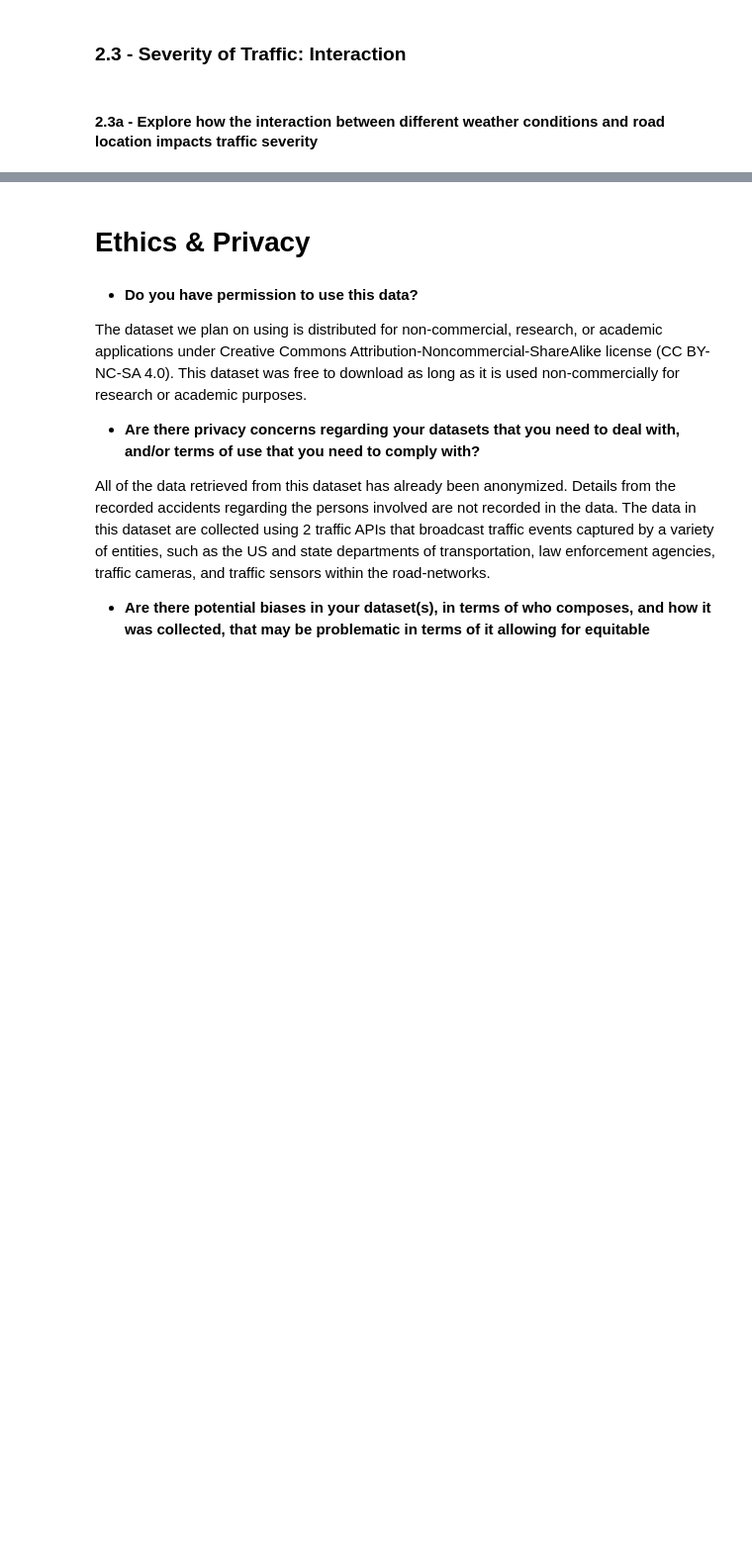
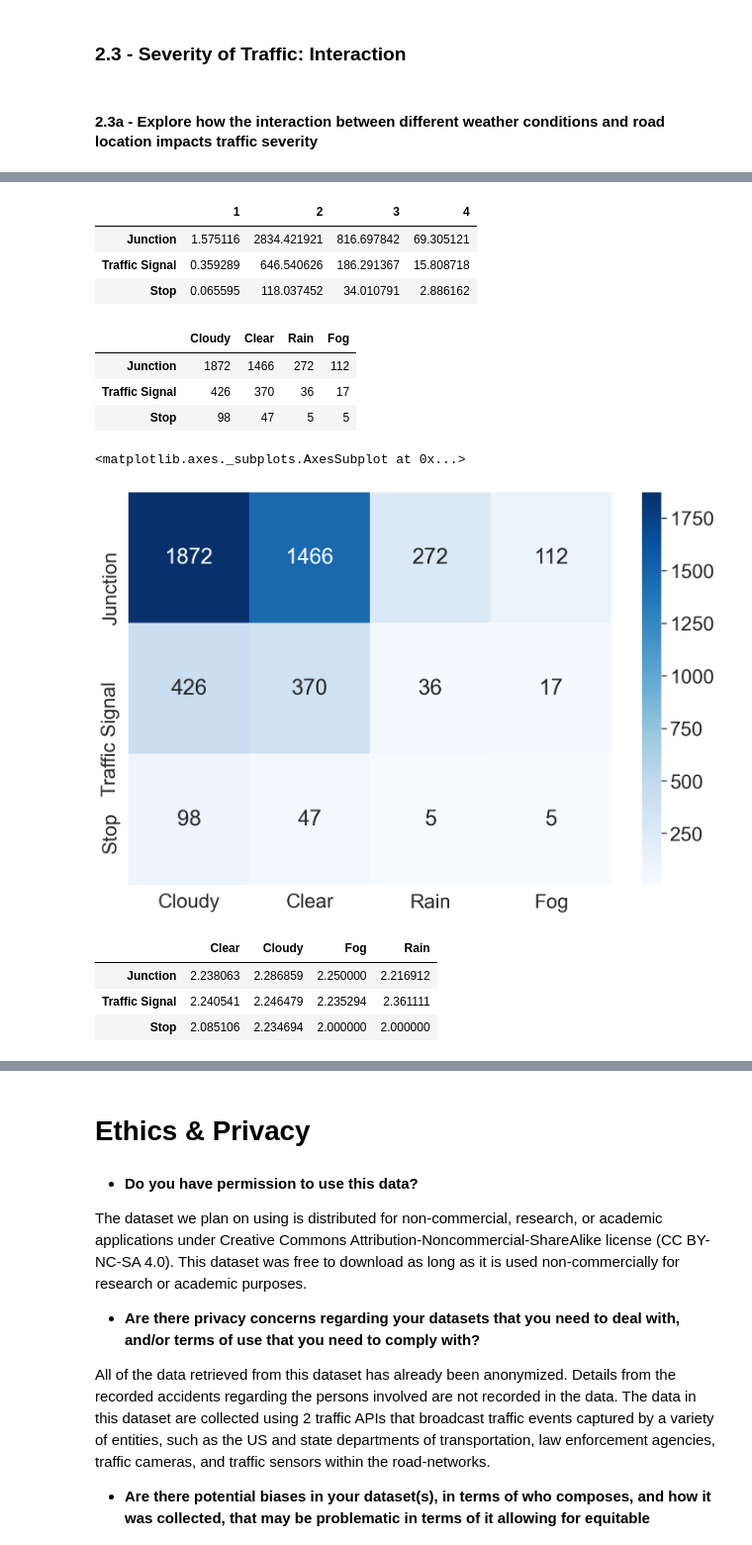
Before and after one commit to calvinleung2015/COGS108_DS_group_project, a Jupyter notebook: FinalProject_group023.ipynb, the cells around one changed output, grey strips where cells are left out. Shown at 99% size. Drawn from its saved outputs; the diff is of its cells as text; code cells hidden in the pictures; blank space fills up the shorter version.

```diff
--- a/FinalProject_group023.ipynb
+++ b/FinalProject_group023.ipynb
@@ -616,7 +614,43 @@ Fog                  628    112
 Rain                1831    272
 # %%
-#heat_map = expected_table.iloc[:3]
-#heat_map = heat_map.drop(columns='Total')
-#heat_map
-#plt.figure(figsize=(12,8))
-#sns.heatmap(heat_map, annot=True, cmap="YlGnBu")
+heat_map = expected_table.iloc[:3]
+heat_map = heat_map.drop(columns='Total')
+heat_map
+# %% [output]
+|  | 1 | 2 | 3 | 4 |
+| Junction | 1.575116 | 2834.421921 | 816.697842 | 69.305121 |
+| Traffic Signal | 0.359289 | 646.540626 | 186.291367 | 15.808718 |
+| Stop | 0.065595 | 118.037452 | 34.010791 | 2.886162 |
+# %%
+stop = df[df['Stop']== True]['Weather_Condition'].value_counts()
+junction = df[df['Junction']== True]['Weather_Condition'].value_counts()
+signal = df[df['Traffic_Signal']== True]['Weather_Condition'].value_counts()
+
+heat_map = pd.DataFrame(np.array([junction, signal,stop]),\
+                                       index=['Junction','Traffic Signal','Stop'],\
+                                       columns=['Cloudy','Clear','Rain','Fog'])
+heat_map
+# %% [output]
+|  | Cloudy | Clear | Rain | Fog |
+| Junction | 1872 | 1466 | 272 | 112 |
+| Traffic Signal | 426 | 370 | 36 | 17 |
+| Stop | 98 | 47 | 5 | 5 |
+# %%
+plt.figure(figsize=(12,8))
+sns.heatmap(heat_map, annot=True, fmt='g', cmap="Blues")
+# %% [output]
+<matplotlib.axes._subplots.AxesSubplot at 0x...>
+[figure, added]
+# %%
+mean_stop = df['Severity'].groupby(df['Weather_Condition'][df['Stop'] == True]).mean()
+mean_signal = df['Severity'].groupby(df['Weather_Condition'][df['Traffic_Signal'] == True]).mean()
+mean_junction = df['Severity'].groupby(df['Weather_Condition'][df['Junction'] == True]).mean()
+heat_map = pd.DataFrame(np.array([mean_junction, mean_signal,mean_stop]),\
+                                       index=['Junction','Traffic Signal','Stop'],\
+                                       columns=['Clear','Cloudy','Fog','Rain'])
+heat_map
+# %% [output]
+|  | Clear | Cloudy | Fog | Rain |
+| Junction | 2.238063 | 2.286859 | 2.250000 | 2.216912 |
+| Traffic Signal | 2.240541 | 2.246479 | 2.235294 | 2.361111 |
+| Stop | 2.085106 | 2.234694 | 2.000000 | 2.000000 |
```
Also changed, not shown: parts of 24 cells of this notebook.
